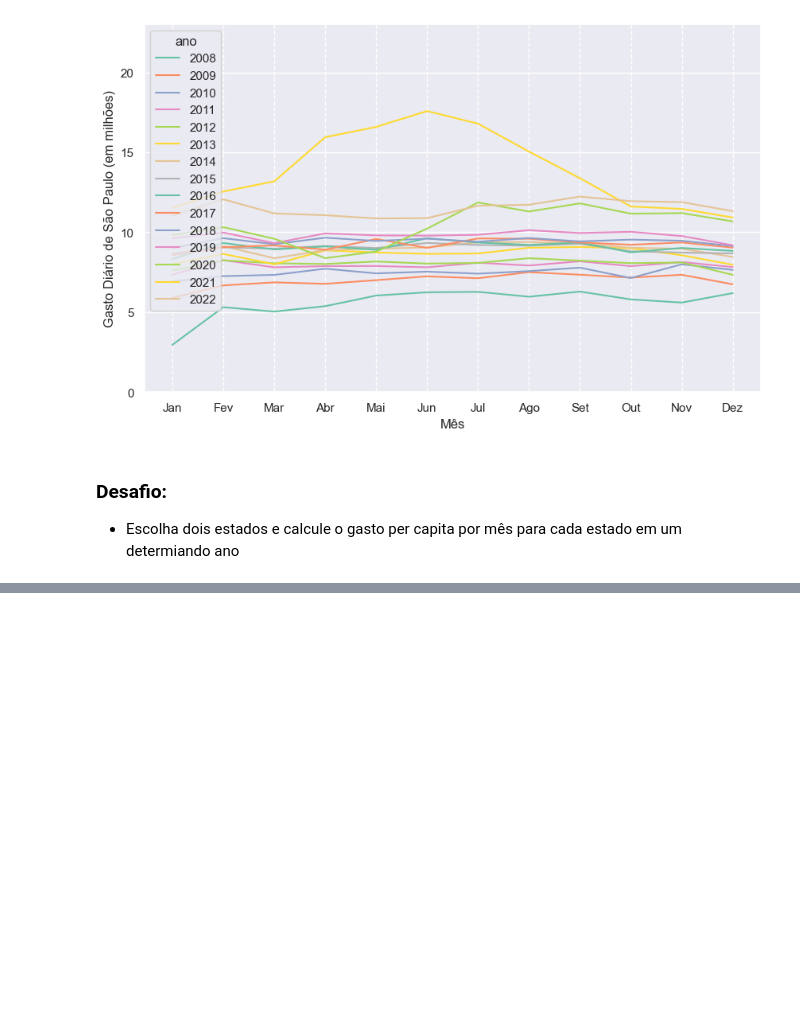
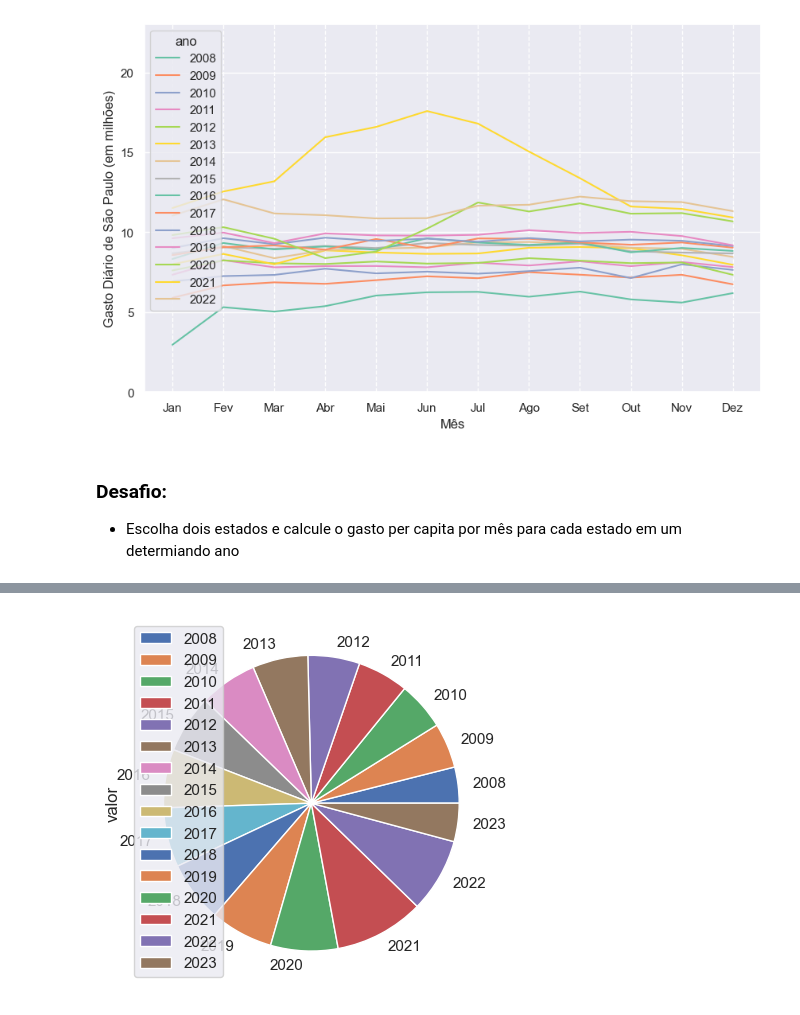
Before and after one commit to z-fab/postech-data-analytics, a Jupyter notebook: f1-data-analysis/m2-visualizacao-dados/producao_hospitalar_v2.ipynb, the cells around one changed output, grey strips where cells are left out. Cells and saved outputs as stored; diff of their text form; code cells hidden in the pictures; blank space fills up the shorter version.

```diff
--- a/f1-data-analysis/m2-visualizacao-dados/producao_hospitalar_v2.ipynb
+++ b/f1-data-analysis/m2-visualizacao-dados/producao_hospitalar_v2.ipynb
@@ -740,0 +742,18 @@ ax.legend(loc='best', title='Unidade Federativa');
+# %%
+#Criando uma cópia do Dataframe nesse momento
+df5 = df4.clone()
+# %%
+#Criando dataframe agrupando os gasto de São Paulo por ano
+df_aux = df5.filter(
+    pl.col('uf') == 'São Paulo'
+).group_by(
+    pl.col('ano')
+).agg(
+    pl.sum('valor')/1_000_000,
+    pl.sum(['valor_dia', 'mes'])
+)
+# %%
+#plotando um gráfico de pizza
+df_aux.to_pandas().set_index('ano').sort_index().plot(kind='pie', y='valor');
+# %% [output]
+[figure, added]
```
Also changed, not shown: parts of 21 cells of this notebook.
